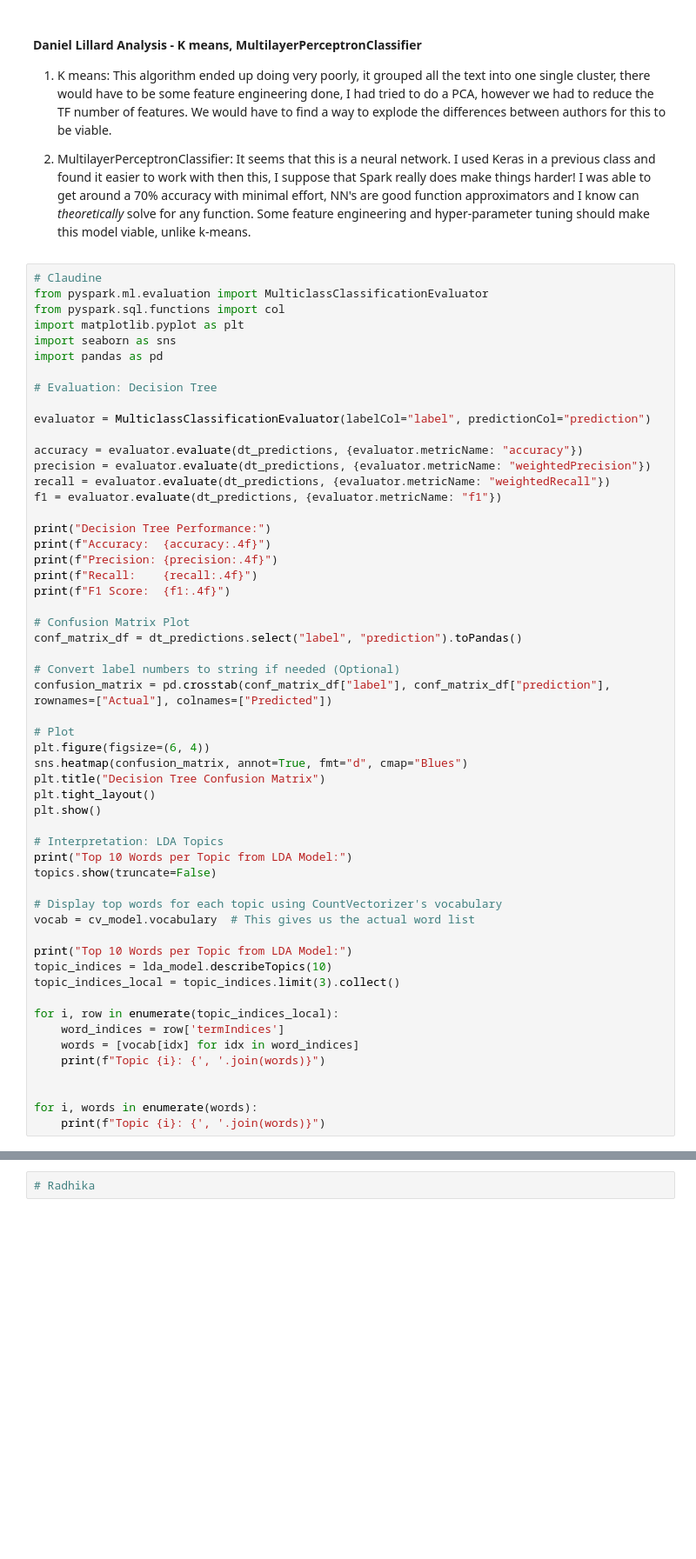
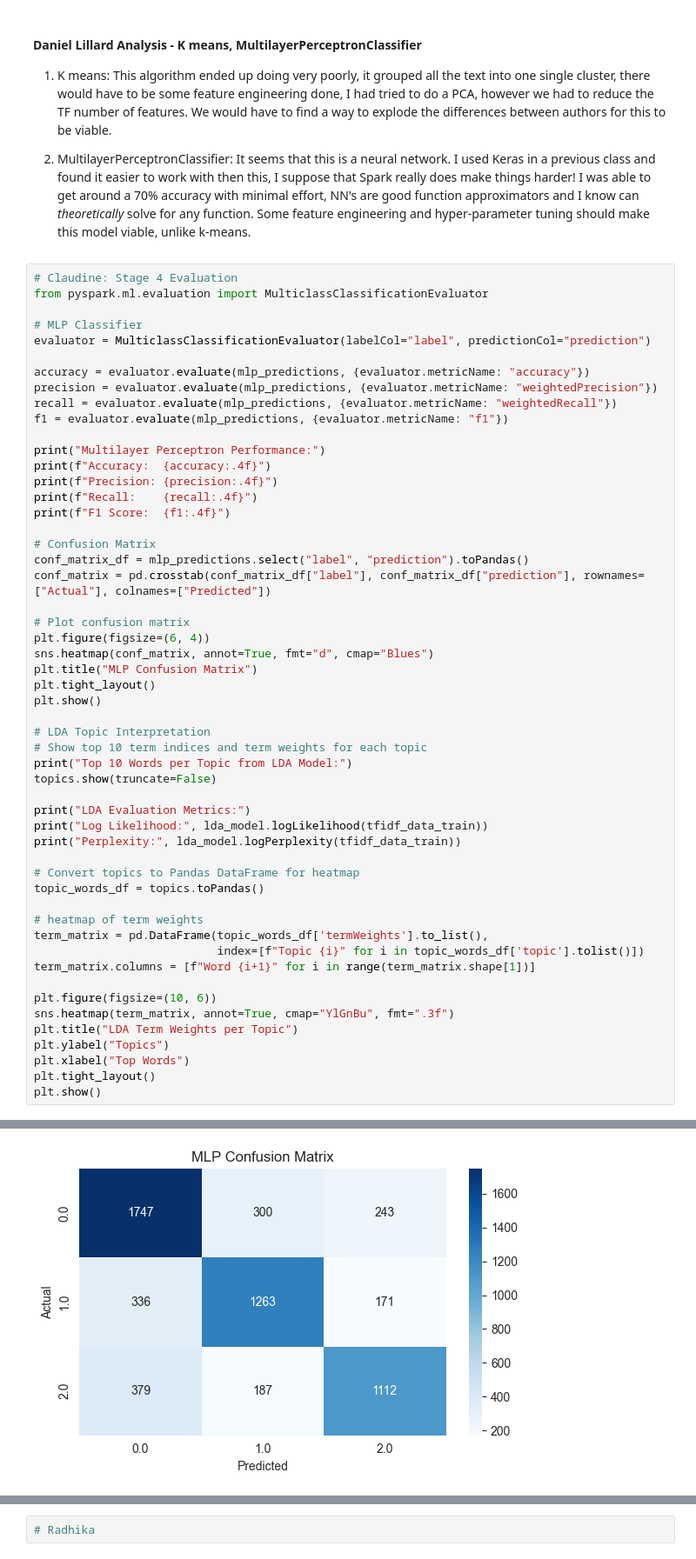
Before and after one commit to alonergan/COSC526_Module5_GroupProject, a Jupyter notebook: code_6_of_10_data_mine_group13.ipynb, the cells around one changed output, grey strips where cells are left out. Shown at 87% size. Drawn from its saved outputs; the diff is of its cells as text; blank space fills up the shorter version.

Commit message:
redid stage 3

```diff
--- a/code_6_of_10_data_mine_group13.ipynb
+++ b/code_6_of_10_data_mine_group13.ipynb
@@ -580,57 +639,56 @@ plt.show()
 
 2. MultilayerPerceptronClassifier: It seems that this is a neural network. I used Keras in a previous class and found it easier to work with then this, I suppose that Spark really does make things harder! I was able to get around a 70% accuracy with minimal effort, NN's are good function approximators and I know can *theoretically* solve for any function. Some feature engineering and hyper-parameter tuning should make this model viable, unlike k-means.
 # %%
-# Claudine
+# Claudine: Stage 4 Evaluation
 from pyspark.ml.evaluation import MulticlassClassificationEvaluator
-from pyspark.sql.functions import col
-import matplotlib.pyplot as plt
-import seaborn as sns
-import pandas as pd
 
-# Evaluation: Decision Tree
-
+# MLP Classifier
 evaluator = MulticlassClassificationEvaluator(labelCol="label", predictionCol="prediction")
 
-accuracy = evaluator.evaluate(dt_predictions, {evaluator.metricName: "accuracy"})
-precision = evaluator.evaluate(dt_predictions, {evaluator.metricName: "weightedPrecision"})
-recall = evaluator.evaluate(dt_predictions, {evaluator.metricName: "weightedRecall"})
-f1 = evaluator.evaluate(dt_predictions, {evaluator.metricName: "f1"})
+accuracy = evaluator.evaluate(mlp_predictions, {evaluator.metricName: "accuracy"})
+precision = evaluator.evaluate(mlp_predictions, {evaluator.metricName: "weightedPrecision"})
+recall = evaluator.evaluate(mlp_predictions, {evaluator.metricName: "weightedRecall"})
+f1 = evaluator.evaluate(mlp_predictions, {evaluator.metricName: "f1"})
 
-print("Decision Tree Performance:")
+print("Multilayer Perceptron Performance:")
 print(f"Accuracy:  {accuracy:.4f}")
 print(f"Precision: {precision:.4f}")
 print(f"Recall:    {recall:.4f}")
 print(f"F1 Score:  {f1:.4f}")
 
-# Confusion Matrix Plot
-conf_matrix_df = dt_predictions.select("label", "prediction").toPandas()
+# Confusion Matrix
+conf_matrix_df = mlp_predictions.select("label", "prediction").toPandas()
+conf_matrix = pd.crosstab(conf_matrix_df["label"], conf_matrix_df["prediction"], rownames=["Actual"], colnames=["Predicted"])
 
-# Convert label numbers to string if needed (Optional)
-confusion_matrix = pd.crosstab(conf_matrix_df["label"], conf_matrix_df["prediction"], rownames=["Actual"], colnames=["Predicted"])
-
-# Plot
+# Plot confusion matrix
 plt.figure(figsize=(6, 4))
-sns.heatmap(confusion_matrix, annot=True, fmt="d", cmap="Blues")
-plt.title("Decision Tree Confusion Matrix")
+sns.heatmap(conf_matrix, annot=True, fmt="d", cmap="Blues")
+plt.title("MLP Confusion Matrix")
 plt.tight_layout()
 plt.show()
 
-# Interpretation: LDA Topics
+# LDA Topic Interpretation
+# Show top 10 term indices and term weights for each topic
 print("Top 10 Words per Topic from LDA Model:")
 topics.show(truncate=False)
 
-# Display top words for each topic using CountVectorizer's vocabulary
-vocab = cv_model.vocabulary  # This gives us the actual word list
+print("LDA Evaluation Metrics:")
+print("Log Likelihood:", lda_model.logLikelihood(tfidf_data_train))
+print("Perplexity:", lda_model.logPerplexity(tfidf_data_train))
 
-print("Top 10 Words per Topic from LDA Model:")
-topic_indices = lda_model.describeTopics(10)
-topic_indices_local = topic_indices.limit(3).collect()
+# Convert topics to Pandas DataFrame for heatmap
+topic_words_df = topics.toPandas()
 
-for i, row in enumerate(topic_indices_local):
-    word_indices = row['termIndices']
-    words = [vocab[idx] for idx in word_indices]
-    print(f"Topic {i}: {', '.join(words)}")
+# heatmap of term weights
+term_matrix = pd.DataFrame(topic_words_df['termWeights'].to_list(),
+                           index=[f"Topic {i}" for i in topic_words_df['topic'].tolist()])
+term_matrix.columns = [f"Word {i+1}" for i in range(term_matrix.shape[1])]
 
-
-for i, words in enumerate(words):
-    print(f"Topic {i}: {', '.join(words)}")
+plt.figure(figsize=(10, 6))
+sns.heatmap(term_matrix, annot=True, cmap="YlGnBu", fmt=".3f")
+plt.title("LDA Term Weights per Topic")
+plt.ylabel("Topics")
+plt.xlabel("Top Words")
+plt.tight_layout()
+plt.show()
+# %% [output]
@@ -636,0 +700 @@ for i, words in enumerate(words):
+[figure, added]
```
Also changed, not shown: parts of 14 cells of this notebook.
